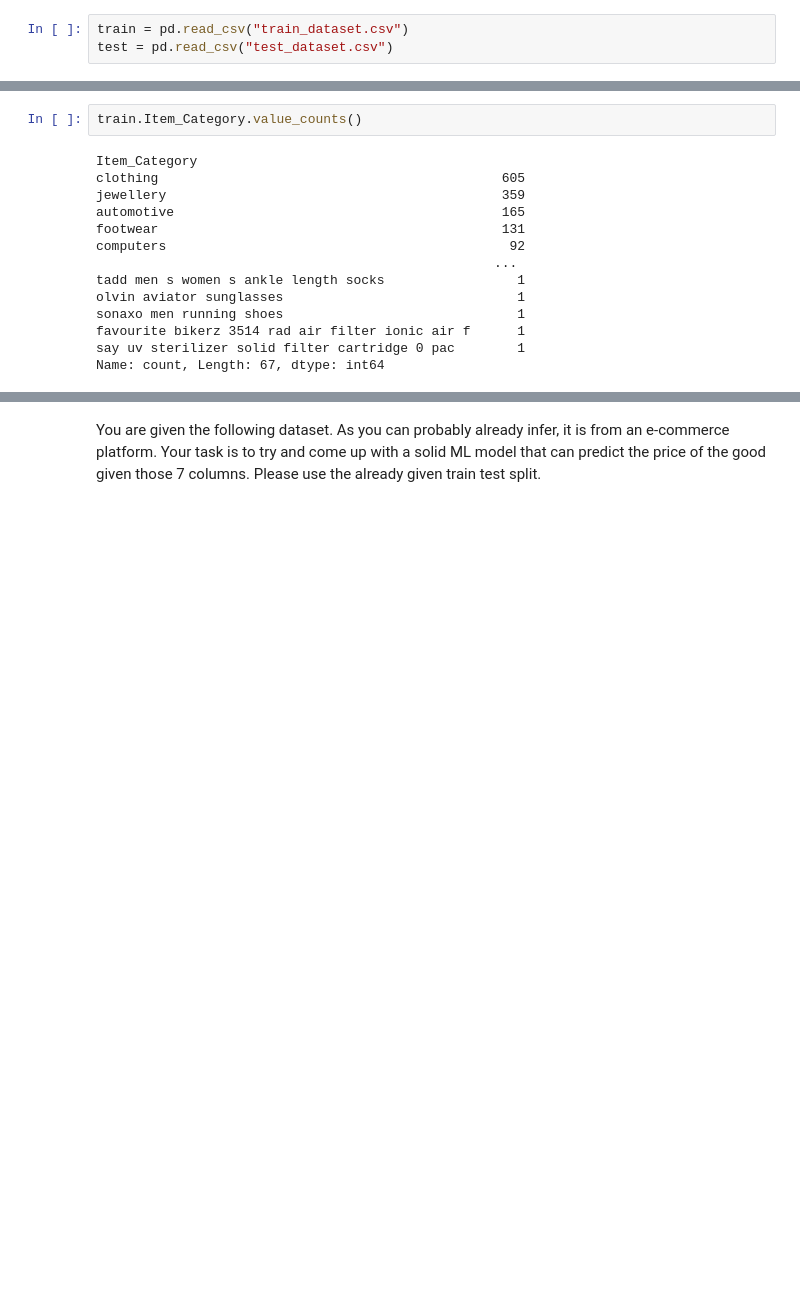
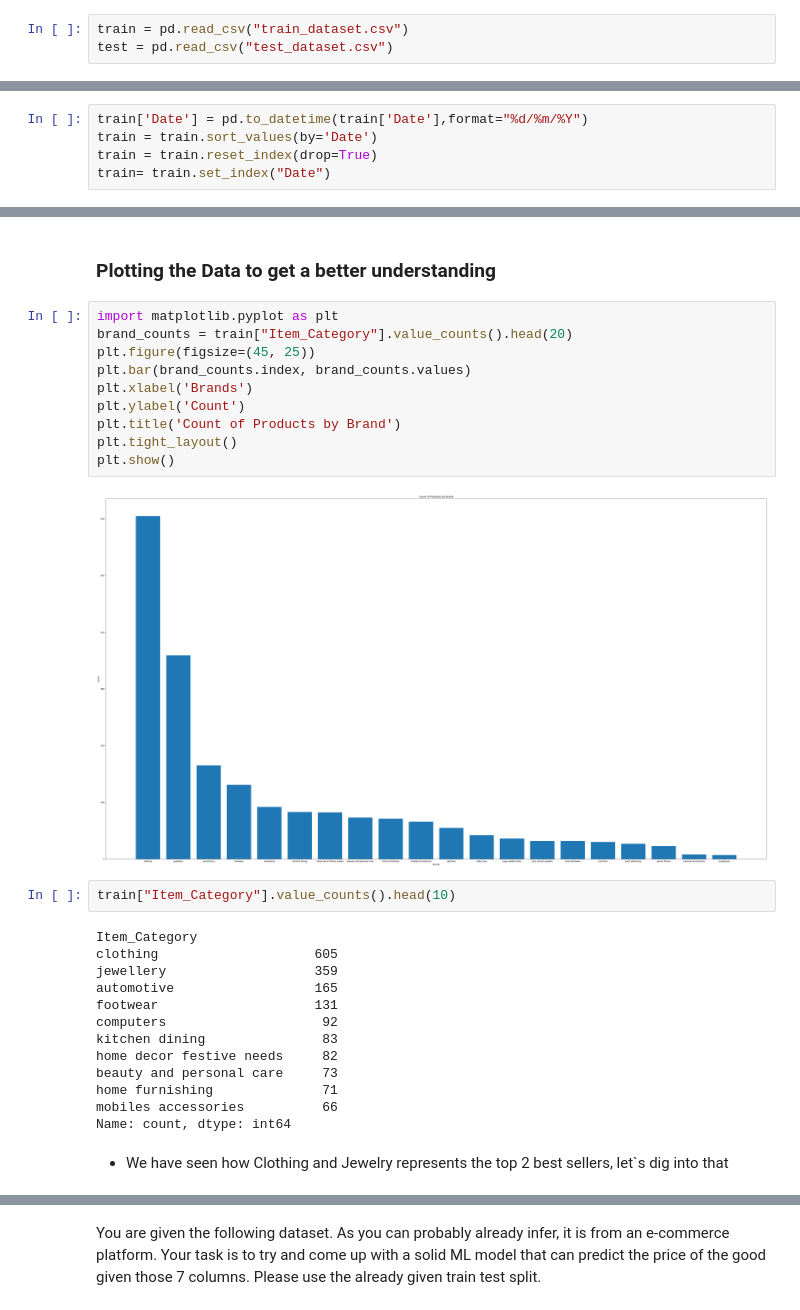
Before and after one commit to AETNA-68/Price_Forecast_Exponential-Smoothing, a Jupyter notebook: Forecasting.ipynb, the cells around one changed output, grey strips where cells are left out. Cells and saved outputs as stored; diff of their text form; blank space fills up the shorter version.

```diff
--- a/Forecasting.ipynb
+++ b/Forecasting.ipynb
@@ -6,0 +15,5 @@ test = pd.read_csv("test_dataset.csv")
+# %%
+train['Date'] = pd.to_datetime(train['Date'],format="%d/%m/%Y")
+train = train.sort_values(by='Date')
+train = train.reset_index(drop=True)
+train= train.set_index("Date")
@@ -13,16 +74,31 @@ Index(['Product', 'Product_Brand', 'Item_Category', 'Subcategory_1',
+# %% [markdown]
+### Plotting the Data to get a better understanding
+# %%
+import matplotlib.pyplot as plt
+brand_counts = train["Item_Category"].value_counts().head(20)
+plt.figure(figsize=(45, 25))
+plt.bar(brand_counts.index, brand_counts.values)
+plt.xlabel('Brands')
+plt.ylabel('Count')
+plt.title('Count of Products by Brand')
+plt.tight_layout()
+plt.show()
+# %% [output]
+[figure, added]
 # %%
-train.Item_Category.value_counts()
+train["Item_Category"].value_counts().head(10)
 # %% [output]
 Item_Category
-clothing                                            605
-jewellery                                           359
-automotive                                          165
-footwear                                            131
-computers                                            92
-                                                   ...
-tadd men s women s ankle length socks                 1
-olvin aviator sunglasses                              1
-sonaxo men running shoes                              1
-favourite bikerz 3514 rad air filter ionic air f      1
-say uv sterilizer solid filter cartridge 0 pac        1
-Name: count, Length: 67, dtype: int64
+clothing                    605
+jewellery                   359
+automotive                  165
+footwear                    131
+computers                    92
+kitchen dining               83
+home decor festive needs     82
+beauty and personal care     73
+home furnishing              71
+mobiles accessories          66
+Name: count, dtype: int64
+# %% [markdown]
+- We have seen how Clothing and Jewelry represents the top 2 best sellers, let`s dig into that
```
Also changed, not shown: parts of 62 cells of this notebook, 1 other file.
